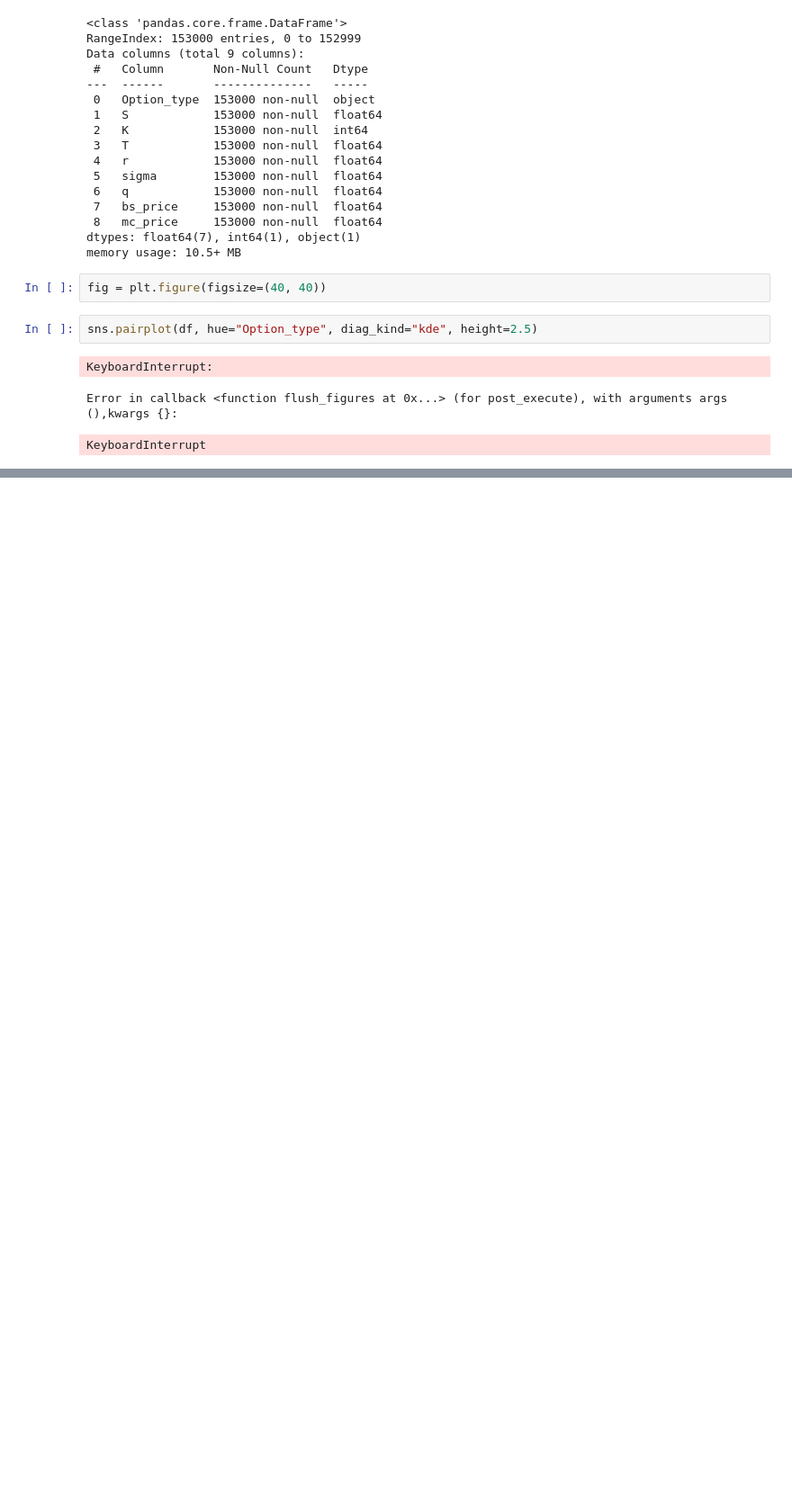
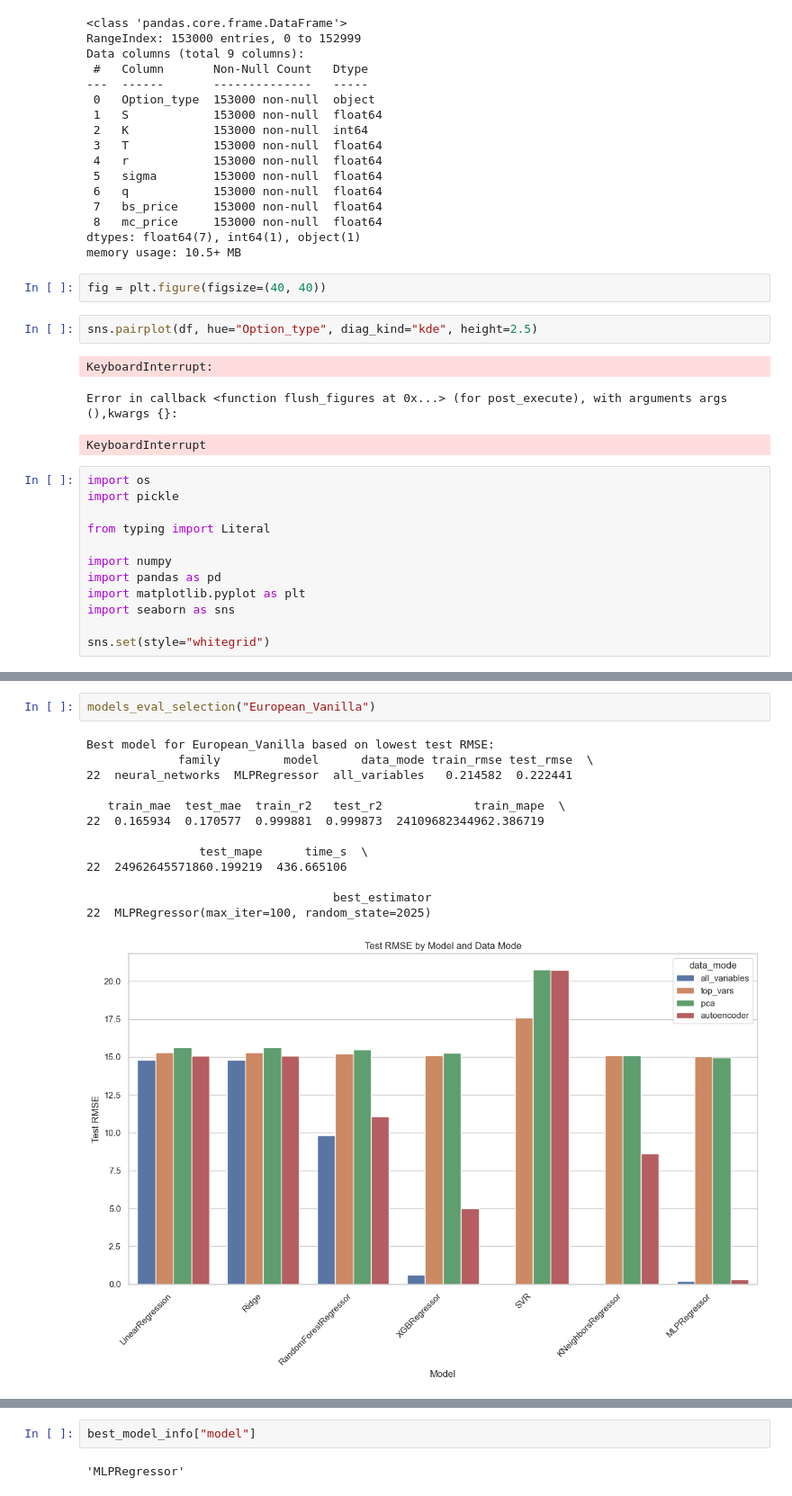
Before and after one commit to arabporr/DSC, a Jupyter notebook: notebooks/00_testing_and_sketch.ipynb, the cells around one changed output, grey strips where cells are left out. Shown at 90% size. Saved outputs shown, nothing was run; the diff lists cells and outputs as text; blank space fills up the shorter version.

```diff
--- a/notebooks/00_testing_and_sketch.ipynb
+++ b/notebooks/00_testing_and_sketch.ipynb
@@ -622,3 +622,15 @@ sns.pairplot(df, hue="Option_type", diag_kind="kde", height=2.5)
 KeyboardInterrupt:
 Error in callback <function flush_figures at 0x...> (for post_execute), with arguments args (),kwargs {}:
 KeyboardInterrupt
+# %%
+import os
+import pickle
+
+from typing import Literal
+
+import numpy
+import pandas as pd
+import matplotlib.pyplot as plt
+import seaborn as sns
+
+sns.set(style="whitegrid")
@@ -624,0 +735,16 @@ KeyboardInterrupt
+# %%
+models_eval_selection("European_Vanilla")
+# %% [output]
+Best model for European_Vanilla based on lowest test RMSE:
+             family         model      data_mode train_rmse test_rmse  \
+22  neural_networks  MLPRegressor  all_variables   0.214582  0.222441
+
+   train_mae  test_mae  train_r2   test_r2             train_mape  \
+22  0.165934  0.170577  0.999881  0.999873  24109682344962.386719
+
+                test_mape      time_s  \
+22  24962645571860.199219  436.665106
+
+                                   best_estimator
+22  MLPRegressor(max_iter=100, random_state=2025)
+[figure, added]
@@ -624,0 +753,4 @@ KeyboardInterrupt
+# %%
+best_model_info["model"]
+# %% [output]
+'MLPRegressor'
```
Also changed, not shown: parts of 6 cells of this notebook, 11 other files.
